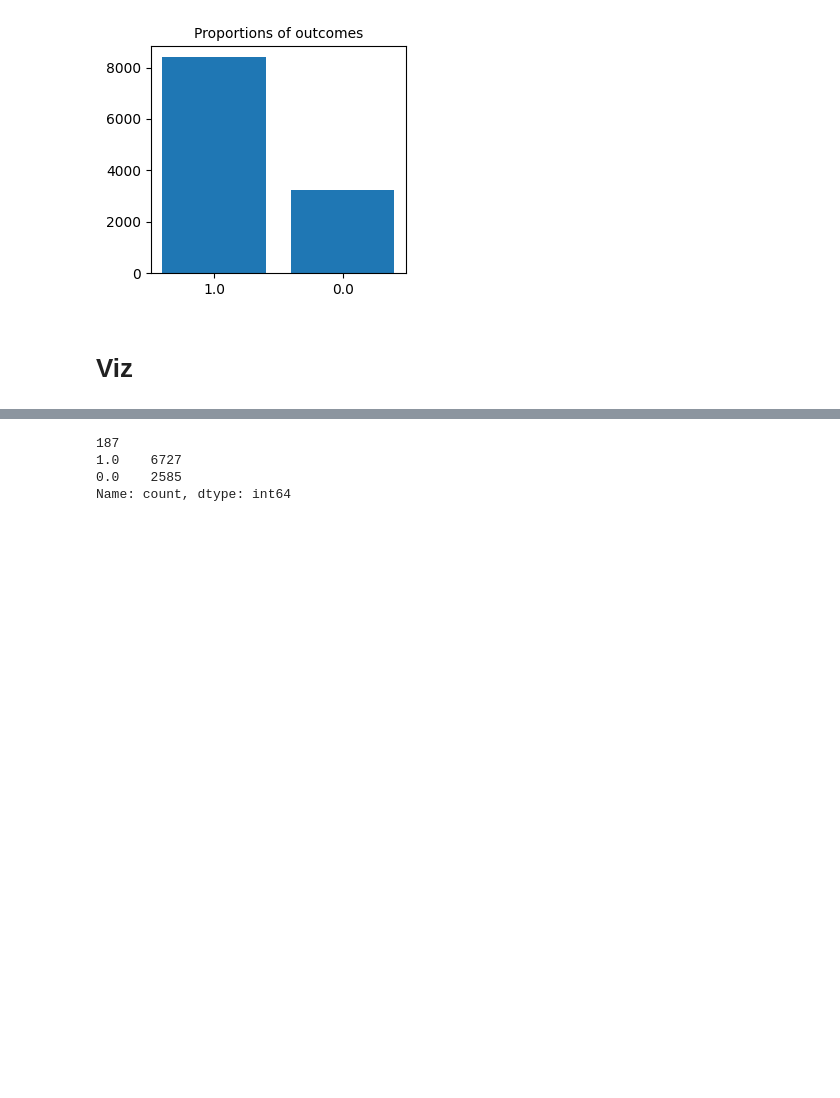
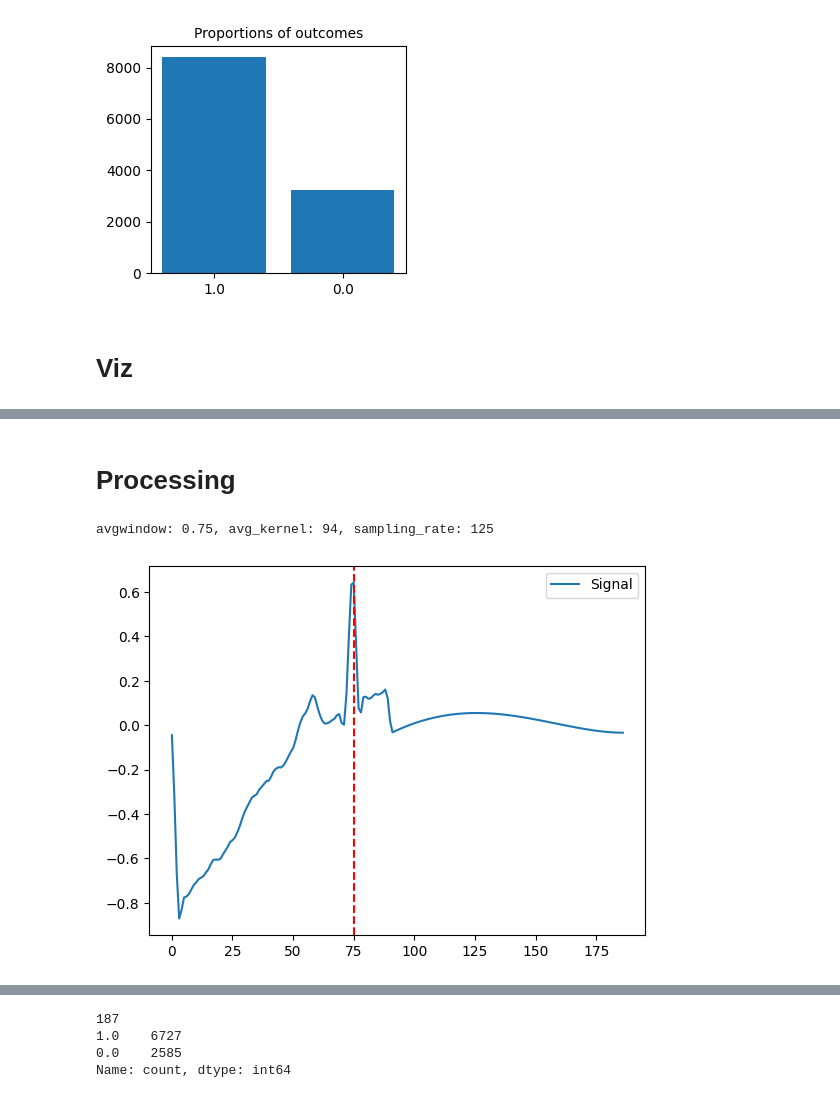
Before and after one commit to juliepinole/proj2, a Jupyter notebook: task_1/Task_1_explo.ipynb, the cells around one changed output, grey strips where cells are left out. Cells and saved outputs as stored; diff of their text form; code cells hidden in the pictures; blank space fills up the shorter version.

```diff
--- a/task_1/Task_1_explo.ipynb
+++ b/task_1/Task_1_explo.ipynb
@@ -248,0 +225,36 @@ i: 1, j:1
+# %% [markdown]
+# Processing
+# %%
+sampling_rate = 125
+method='Neurokit'
+# %%
+row_idx = 130
+one_row = lib.select_one_row(
+    x_train_0,
+    row_idx=row_idx,
+    as_frame=False,
+    prefix_column='row_',
+)
+# %%
+ecg_signal = one_row
+
+# Sanitize and clean input
+ecg_signal = nk.signal_sanitize(ecg_signal)
+ecg_cleaned = nk.ecg_clean(ecg_signal, sampling_rate=sampling_rate, method=method)
+
+# Detect R-peaks
+instant_peaks, info = nk.ecg_peaks(
+		ecg_cleaned=ecg_cleaned,
+		sampling_rate=sampling_rate,
+		method=method,
+		correct_artifacts=True,
+)
+# %% [output]
+avgwindow: 0.75, avg_kernel: 94, sampling_rate: 125
+# %%
+# Extract clean ECG and R-peaks location
+rpeaks = info["ECG_R_Peaks"]
+# Visualize R-peaks in ECG signal
+plot = nk.events_plot(rpeaks, ecg_cleaned)
+# %% [output]
+[figure, added]
```
Also changed, not shown: parts of 34 cells of this notebook, 2 other files.
